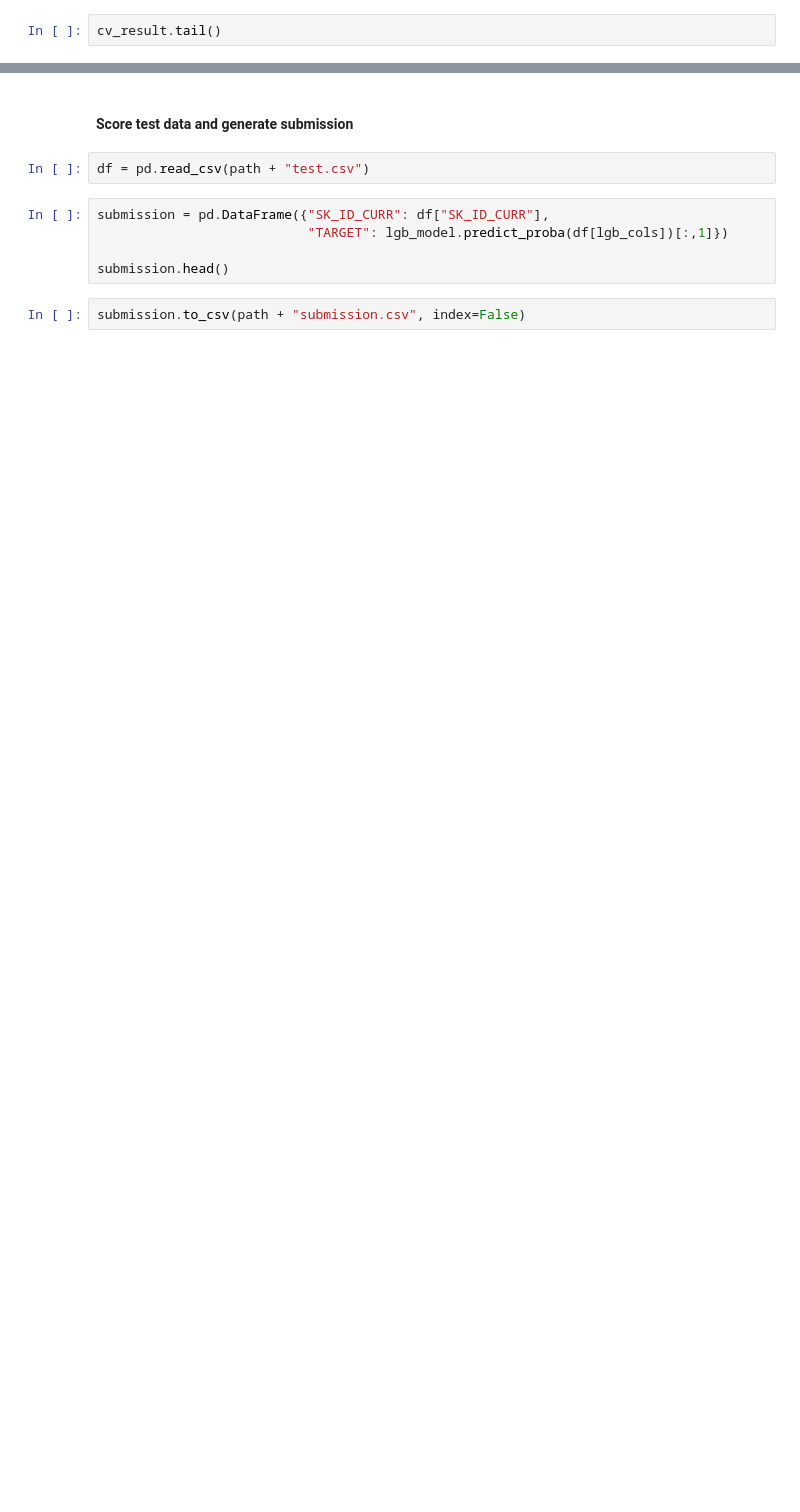
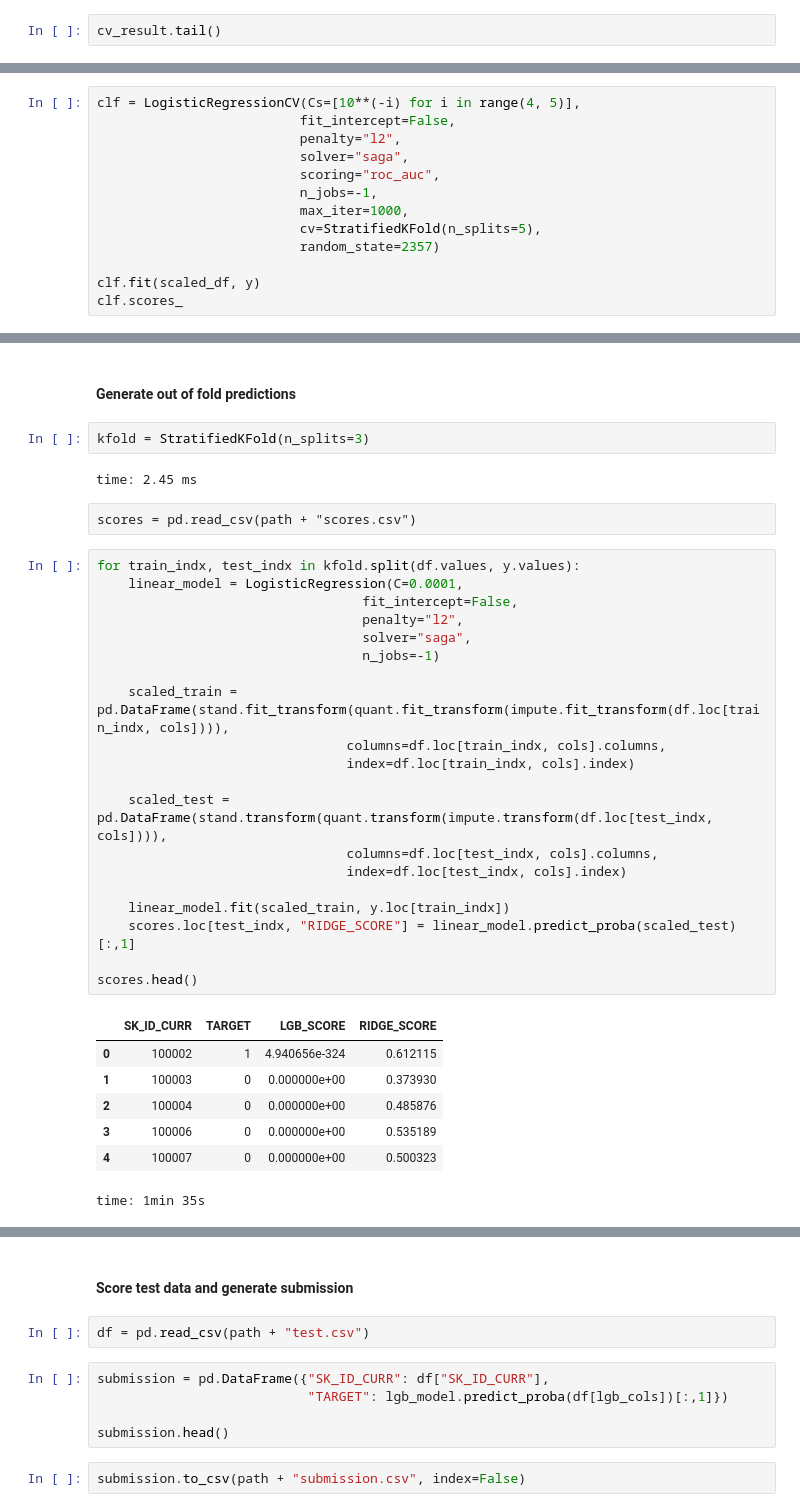
Before and after one commit to StephanKalika/home_credit_default, a Jupyter notebook: modeling.ipynb, the cells around one changed output, grey strips where cells are left out. Saved outputs shown, nothing was run; the diff lists cells and outputs as text; blank space fills up the shorter version.

```diff
--- a/modeling.ipynb
+++ b/modeling.ipynb
@@ -109,0 +222,13 @@ lgb_model.fit(df[lgb_cols], y)
+# %%
+clf = LogisticRegressionCV(Cs=[10**(-i) for i in range(4, 5)],
+                          fit_intercept=False,
+                          penalty="l2",
+                          solver="saga",
+                          scoring="roc_auc",
+                          n_jobs=-1,
+                          max_iter=1000,
+                          cv=StratifiedKFold(n_splits=5),
+                          random_state=2357)
+
+clf.fit(scaled_df, y)
+clf.scores_
@@ -109,0 +247,36 @@ lgb_model.fit(df[lgb_cols], y)
+# %% [markdown]
+#### Generate out of fold predictions
+# %%
+kfold = StratifiedKFold(n_splits=3)
+# %% [output]
+time: 2.45 ms
+# %% [raw]
+scores = pd.read_csv(path + "scores.csv")
+# %%
+for train_indx, test_indx in kfold.split(df.values, y.values):
+    linear_model = LogisticRegression(C=0.0001,
+                                  fit_intercept=False,
+                                  penalty="l2",
+                                  solver="saga",
+                                  n_jobs=-1)
+
+    scaled_train = pd.DataFrame(stand.fit_transform(quant.fit_transform(impute.fit_transform(df.loc[train_indx, cols]))),
+                                columns=df.loc[train_indx, cols].columns,
+                                index=df.loc[train_indx, cols].index)
+
+    scaled_test = pd.DataFrame(stand.transform(quant.transform(impute.transform(df.loc[test_indx, cols]))),
+                                columns=df.loc[test_indx, cols].columns,
+                                index=df.loc[test_indx, cols].index)
+
+    linear_model.fit(scaled_train, y.loc[train_indx])
+    scores.loc[test_indx, "RIDGE_SCORE"] = linear_model.predict_proba(scaled_test)[:,1]
+
+scores.head()
+# %% [output]
+|  | SK_ID_CURR | TARGET | LGB_SCORE | RIDGE_SCORE |
+| 0 | 100002 | 1 | 4.940656e-324 | 0.612115 |
+| 1 | 100003 | 0 | 0.000000e+00 | 0.373930 |
+| 2 | 100004 | 0 | 0.000000e+00 | 0.485876 |
+| 3 | 100006 | 0 | 0.000000e+00 | 0.535189 |
+| 4 | 100007 | 0 | 0.000000e+00 | 0.500323 |
+time: 1min 35s
```
Also changed, not shown: parts of 52 cells of this notebook, 1 other file.
